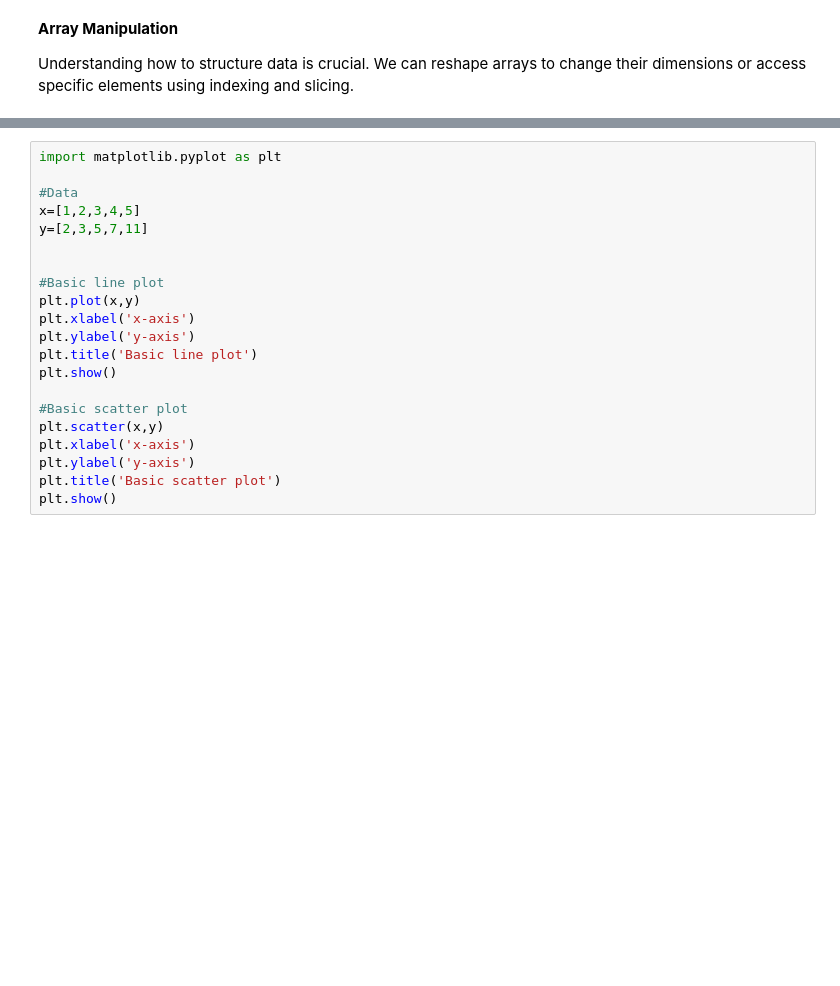
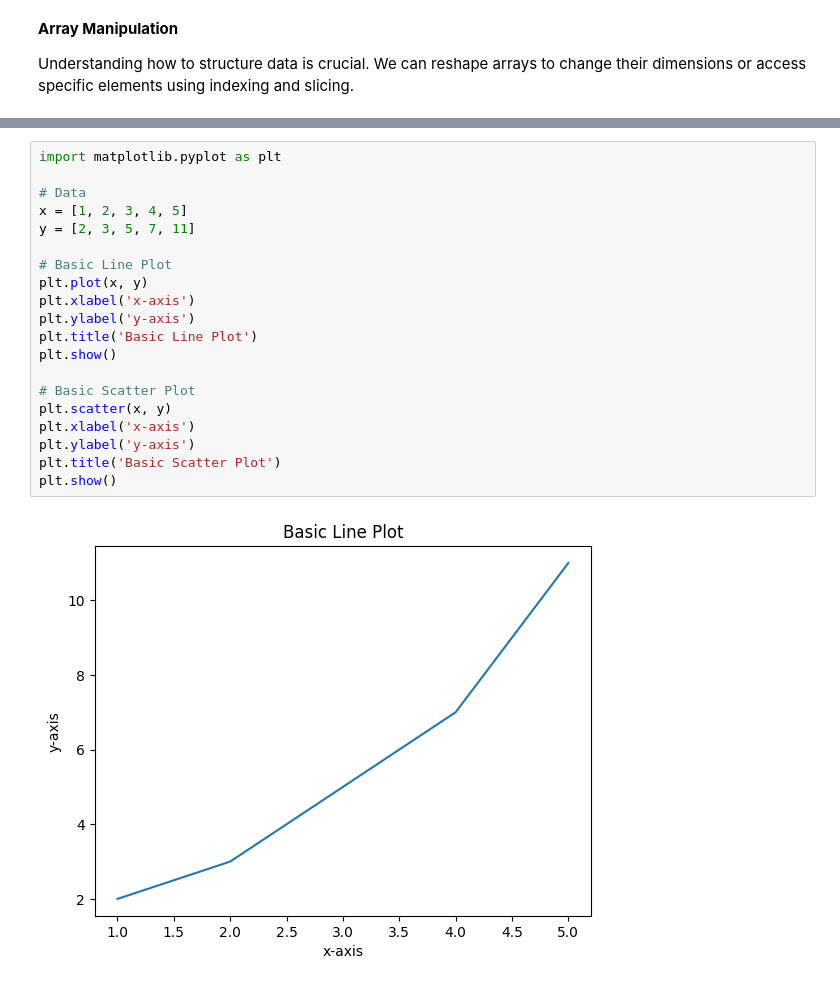
Before and after one commit to jesteenaec2529-collab/s2codebase, a Jupyter notebook: Experiment2.ipynb, the cells around one changed output, grey strips where cells are left out. Saved outputs shown, nothing was run; the diff lists cells and outputs as text; blank space fills up the shorter version.

```diff
--- a/Experiment2.ipynb
+++ b/Experiment2.ipynb
@@ -139,21 +191,22 @@ print(f"Series Expansion:{series_f}")
 # %%
 import matplotlib.pyplot as plt
 
-#Data
-x=[1,2,3,4,5]
-y=[2,3,5,7,11]
+# Data
+x = [1, 2, 3, 4, 5]
+y = [2, 3, 5, 7, 11]
 
-
-#Basic line plot
-plt.plot(x,y)
+# Basic Line Plot
+plt.plot(x, y)
 plt.xlabel('x-axis')
 plt.ylabel('y-axis')
-plt.title('Basic line plot')
+plt.title('Basic Line Plot')
 plt.show()
 
-#Basic scatter plot
-plt.scatter(x,y)
+# Basic Scatter Plot
+plt.scatter(x, y)
 plt.xlabel('x-axis')
 plt.ylabel('y-axis')
-plt.title('Basic scatter plot')
+plt.title('Basic Scatter Plot')
 plt.show()
+# %% [output]
+[figure, added]
```
Also changed, not shown: parts of 43 cells of this notebook.
